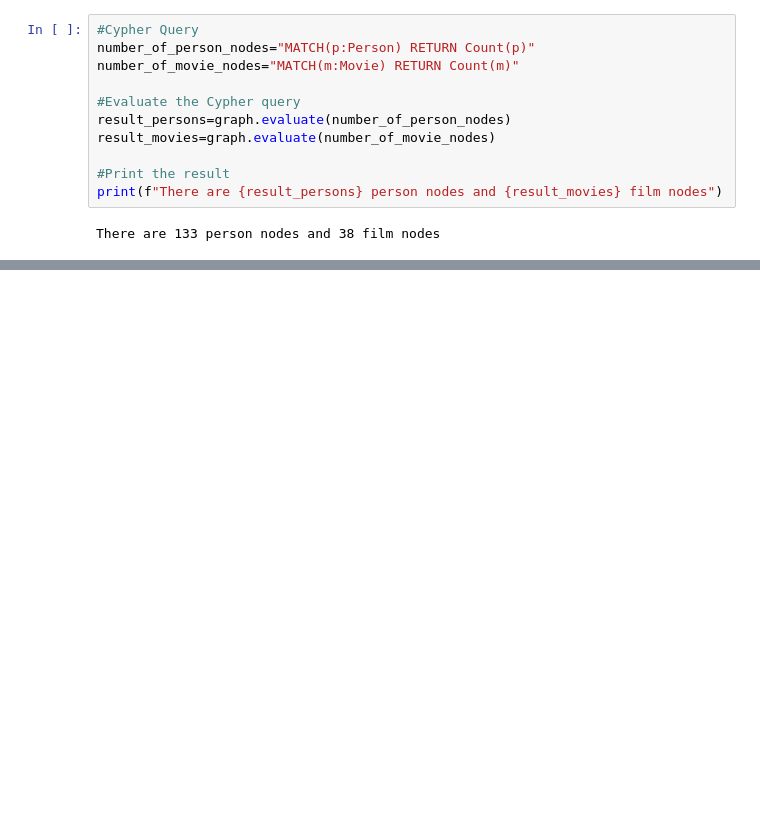
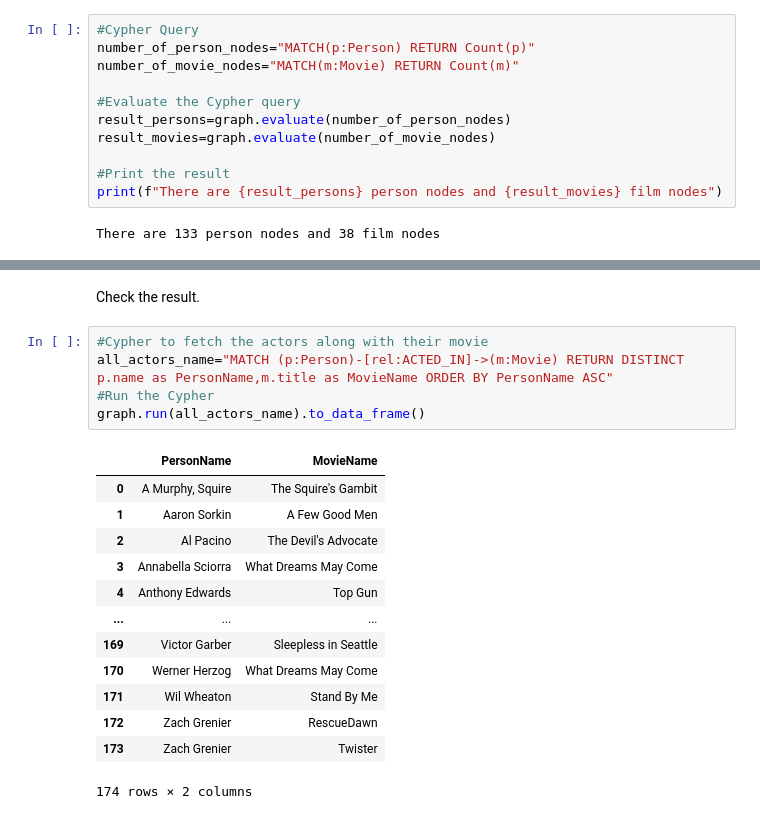
Before and after one commit to antnewman/examples-colab-neo4j-films, a Jupyter notebook: example_colab_neo4j_films.ipynb, the cells around one changed output, grey strips where cells are left out. Cells and saved outputs as stored; diff of their text form; blank space fills up the shorter version.

```diff
--- a/example_colab_neo4j_films.ipynb
+++ b/example_colab_neo4j_films.ipynb
@@ -248,0 +321,21 @@ There are 133 person nodes and 38 film nodes
+# %% [markdown]
+Check the result.
+# %%
+#Cypher to fetch the actors along with their movie
+all_actors_name="MATCH (p:Person)-[rel:ACTED_IN]->(m:Movie) RETURN DISTINCT p.name as PersonName,m.title as MovieName ORDER BY PersonName ASC"
+#Run the Cypher
+graph.run(all_actors_name).to_data_frame()
+# %% [output]
+|  | PersonName | MovieName |
+| 0 | A Murphy, Squire | The Squire's Gambit |
+| 1 | Aaron Sorkin | A Few Good Men |
+| 2 | Al Pacino | The Devil's Advocate |
+| 3 | Annabella Sciorra | What Dreams May Come |
+| 4 | Anthony Edwards | Top Gun |
+| ... | ... | ... |
+| 169 | Victor Garber | Sleepless in Seattle |
+| 170 | Werner Herzog | What Dreams May Come |
+| 171 | Wil Wheaton | Stand By Me |
+| 172 | Zach Grenier | RescueDawn |
+| 173 | Zach Grenier | Twister |
+174 rows × 2 columns
```
Also changed, not shown: parts of 11 cells of this notebook.
